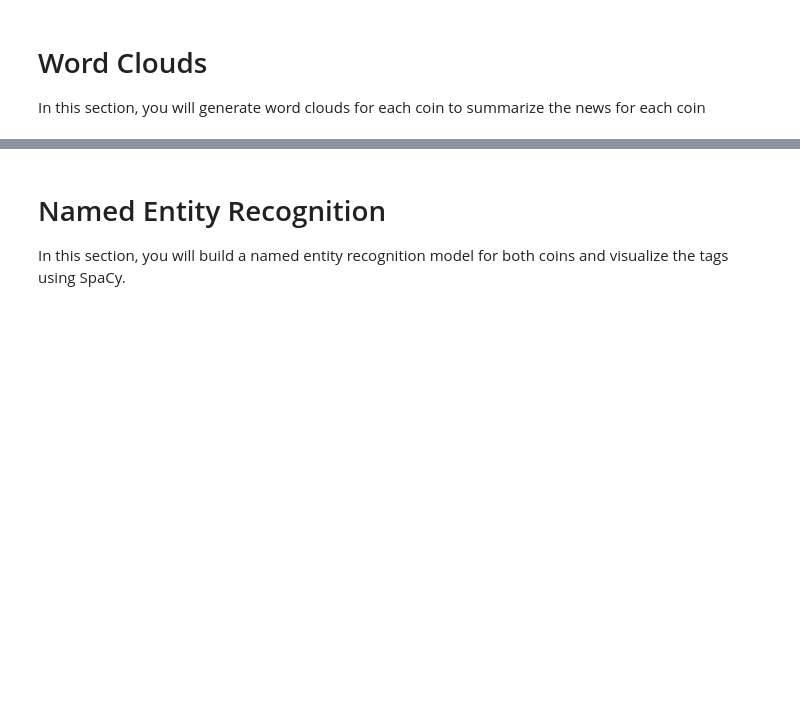
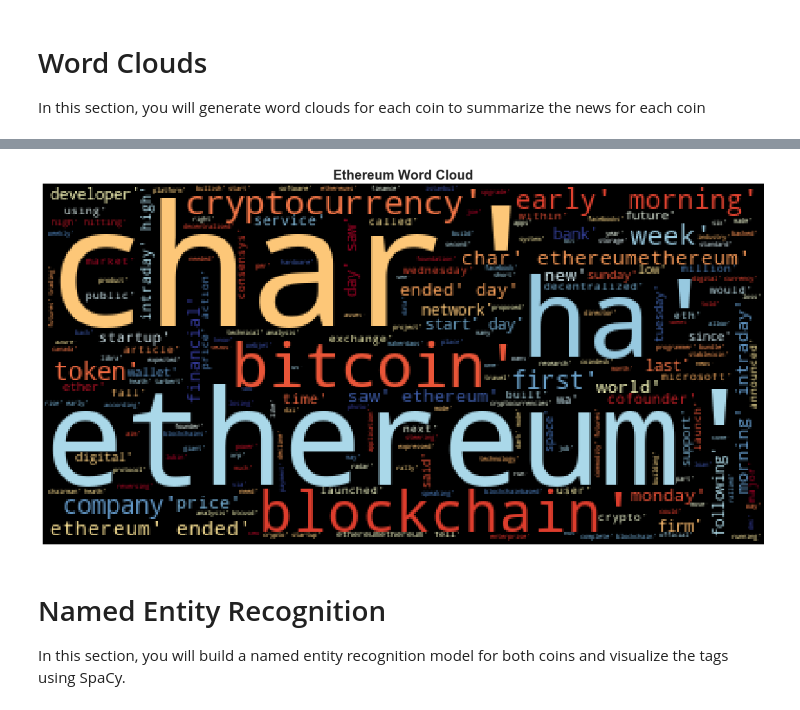
Before and after one commit to janetcheung-byte/nlp_crypto_sentiment, a Jupyter notebook: crypto_sentiment2.ipynb, the cells around one changed output, grey strips where cells are left out. Cells and saved outputs as stored; diff of their text form; code cells hidden in the pictures; blank space fills up the shorter version.

```diff
--- a/crypto_sentiment2.ipynb
+++ b/crypto_sentiment2.ipynb
@@ -297,3 +363,19 @@ mpl.rcParams['figure.figsize'] = [20.0, 10.0]
+# %%
+# Generate the Ethereum word cloud
+
+big_string_ethereum=str(ethereum_en_df["tokens"].tolist())
+
+
+wordcloud = WordCloud(colormap="RdYlBu").generate(big_string_ethereum)
+fig_bow_cloud = plt.figure()
+plot_bow_cloud = plt.imshow(wordcloud)
+plot_bow_cloud = plt.axis("off")
+fontdict = {"fontsize": 20, "fontweight": "bold"}
+plot_bow_cloud = plt.title("Ethereum Word Cloud", fontdict=fontdict)
+plot_bow_cloud = plt.show()
+plt.close(fig_bow_cloud)
+# %% [output]
+[figure, added]
 # %% [markdown]
 # Named Entity Recognition
 
```
Also changed, not shown: parts of 20 cells of this notebook.
